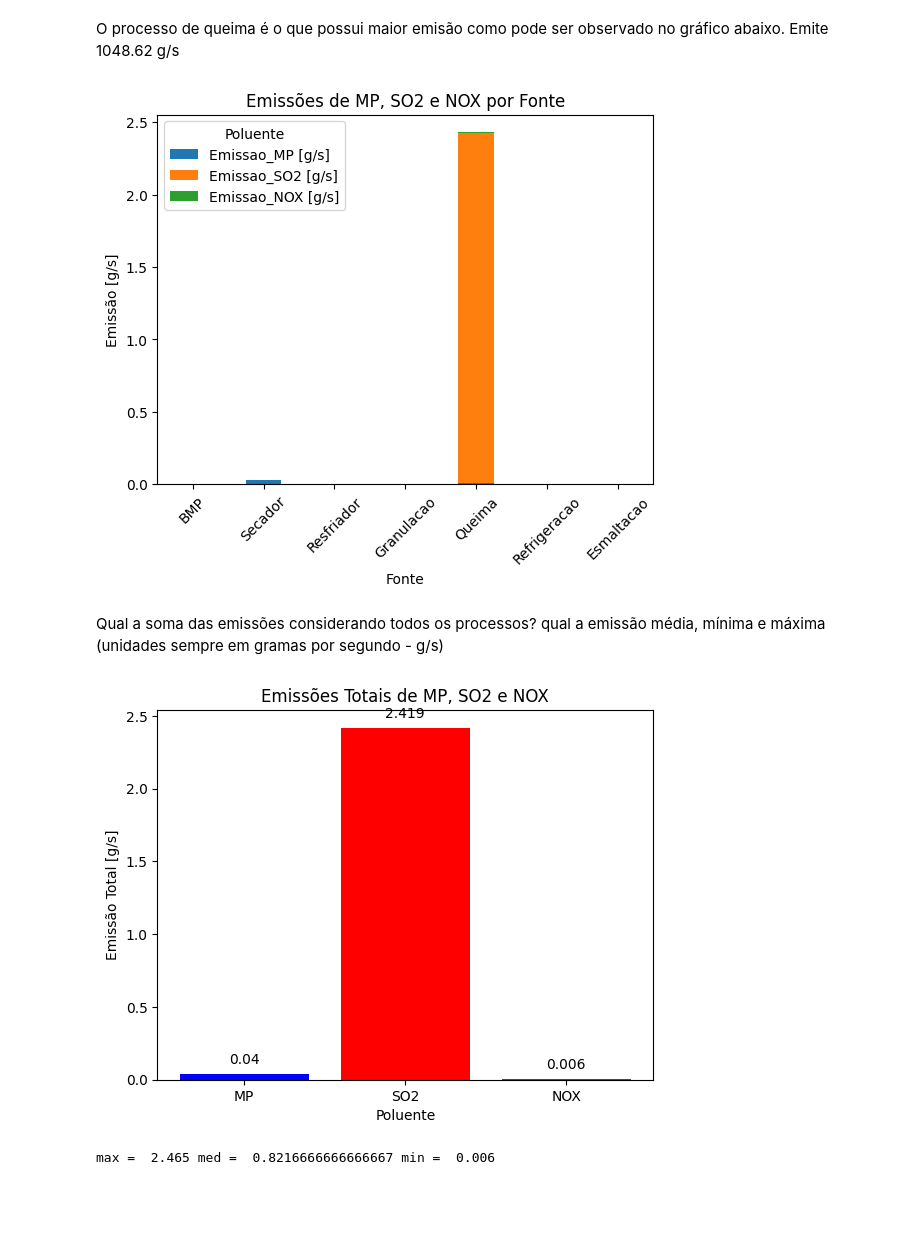
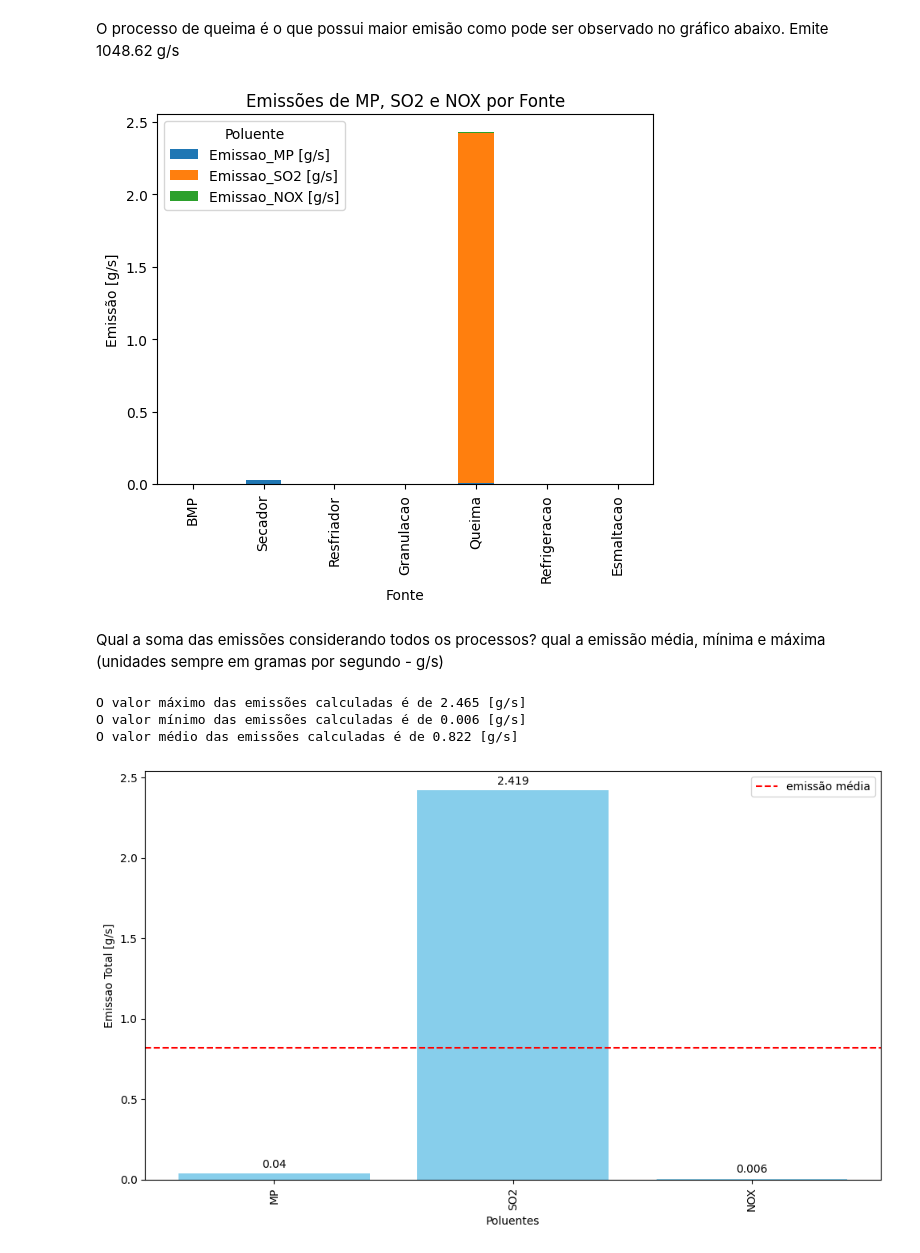
Before and after one commit to mariliameister/ENS5173_202401, a Jupyter notebook: trabalho_etapa01.ipynb, the cells around one changed output. Drawn from its saved outputs; the diff is of its cells as text; code cells hidden in the pictures; blank space fills up the shorter version.

```diff
--- a/trabalho_etapa01.ipynb
+++ b/trabalho_etapa01.ipynb
@@ -237,55 +237,61 @@ em.plot(kind='bar', stacked=True)
 plt.xlabel('Fonte')
 plt.ylabel('Emissão [g/s]')
 plt.title('Emissões de MP, SO2 e NOX por Fonte')
-plt.xticks(rotation=45)
+plt.xticks(rotation=90)
 plt.legend(title='Poluente')
 plt.show()
 # %% [output]
-[figure, old version]
+[figure, new version]
 # %% [markdown]
 Qual a soma das emissões considerando todos os processos? qual a emissão média, mínima e máxima (unidades sempre em gramas por segundo - g/s)
 # %%
-# Dados das emissões
+#SOMA dos polunetes
 MP =round(em['Emissao_MP [g/s]'].sum(),3)
 SO2 = round(em['Emissao_SO2 [g/s]'].sum(),3)
 NOX = round(em['Emissao_NOX [g/s]'].sum(),3)
-emissions = [MP, SO2, NOX]
 
+#-------------------------------CRIAR DATA FRAME--------------
+# Criar data frame
+data = {'Poluentes' : ['MP', 'SO2', 'NOX'],
+        'Emissao Total [g/s]': [MP, SO2, NOX ]}
 
-# Criando o gráfico de barras round(MP, 3)
-bars = plt.bar(['MP', 'SO2', 'NOX'], emissions, color=['blue', 'red', 'green'])
-
-# Adicionando os valores em cima das barras
-for bar, emission in zip(bars, emissions):
-    plt.text(bar.get_x() + bar.get_width() / 2, bar.get_height() + 0.05, str(emission), ha='center', va='bottom')
-
-# Adicionando rótulos
-plt.xlabel('Poluente')
-plt.ylabel('Emissão Total [g/s]')
-plt.title('Emissões Totais de MP, SO2 e NOX')
-
-# Exibindo o gráfico
-plt.show()
-
-#Média, máxima e mínima de todas as emissões
-#Criando um DataFrame para os resultados totais
-data = {
-    'MP': [0.04],
-    'SO2': [2.419],
-    'NOX': [0.006]
-}
 df = pd.DataFrame(data)
 
-# Somando todos os valores do DataFrame
-soma_total = df.values.sum()
+# Plotar o gráfico de barras
+plt.figure(figsize=(10, 6))
+barras = plt.bar(df['Poluentes'], df['Emissao Total [g/s]'], color='skyblue')
 
-# Calculando o máximo, a média e o mínimo da soma total
-max = df.values.sum()
-med = df.values.mean()
-min = df.values.min()
+#Adicionar valores máx e min como linha no gráfico
+#Calculando valores max, méd e mínimo do total de emissões
+max= df['Emissao Total [g/s]'].sum()
+med = round(df['Emissao Total [g/s]'].mean(),3)
+min = df['Emissao Total [g/s]'].min()
 
-print('max = ', soma_max, 'med = ', soma_med, 'min = ', soma_min)
+print ('O valor máximo das emissões calculadas é de',max,'[g/s]')
+print ('O valor mínimo das emissões calculadas é de',min,'[g/s]')
+print ('O valor médio das emissões calculadas é de',med,'[g/s]')
+
+# Adicionar a média como uma linha no gráfico
+plt.axhline(y=med, color='red', linestyle='--', label='emissão média')
+
+# Adicionar os valores das vendas sobre as barras
+for barra in barras:
+    height = barra.get_height()
+    plt.annotate(f'{height}',
+                 xy=(barra.get_x() + barra.get_width() / 2, height),
+                 xytext=(0, 3),  # Deslocamento vertical do texto
+                 textcoords='offset points',
+                 ha='center', va='bottom')
+
+plt.legend()
+plt.xlabel('Poluentes')
+plt.ylabel('Emissao Total [g/s]')
+#plt.title('Emissões totais de Poluentes')
+plt.xticks(rotation=90)  # Rotacionar os rótulos do eixo x para melhor visualização
+plt.tight_layout()  # Ajustar o layout para evitar cortes
 plt.show()
 # %% [output]
+O valor máximo das emissões calculadas é de 2.465 [g/s]
+O valor mínimo das emissões calculadas é de 0.006 [g/s]
+O valor médio das emissões calculadas é de 0.822 [g/s]
-[figure, old version]
+[figure, new version]
-max =  2.465 med =  0.8216666666666667 min =  0.006
```
Also changed, not shown: parts of 2 cells of this notebook.
